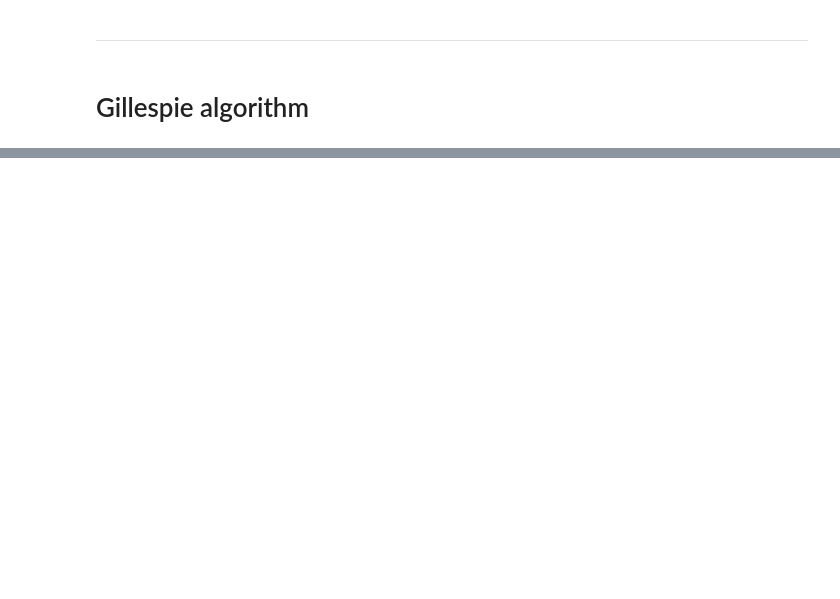
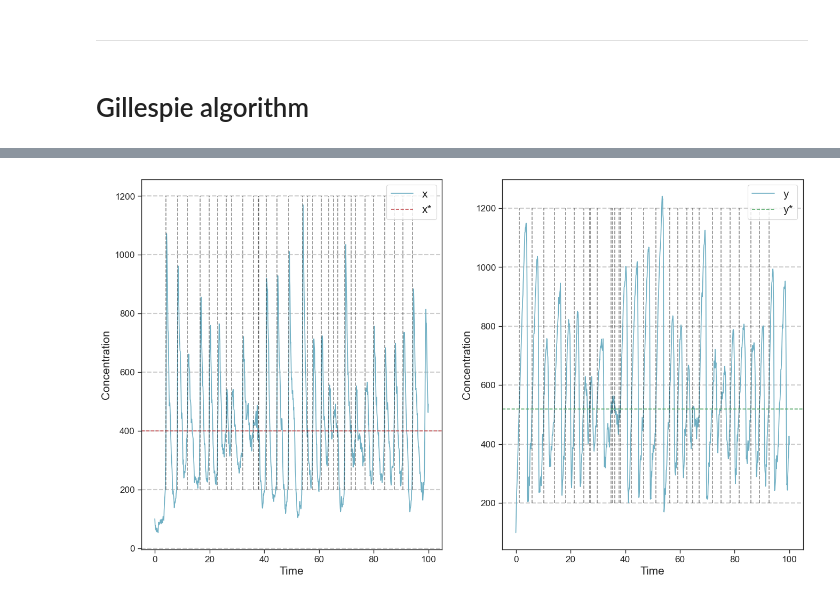
Before and after one commit to nielsdavidsen/PUK_2024, a Jupyter notebook: puk_start.ipynb, the cells around one changed output, grey strips where cells are left out. Saved outputs shown, nothing was run; the diff lists cells and outputs as text; code cells hidden in the pictures; blank space fills up the shorter version.

Commit message:
frekvens og amp estimat

```diff
--- a/puk_start.ipynb
+++ b/puk_start.ipynb
@@ -378,0 +409,33 @@ fig, ax = plt.subplots()
+# %%
+# Estimating frequency of x(t) and y(t)
+
+
+tx_est = []
+ty_est = []
+
+for i in range(len(t_list)):
+    if x_sim[i-1] < x_star and x_sim[i] > x_star:
+        tx_est.append(t_list[i])
+
+    if y_sim[i-1] < y_star and y_sim[i] > y_star:
+        ty_est.append(t_list[i])
+
+fig, ax = plt.subplots(1,2, dpi=100)
+ax[0].plot(t_list, x_sim, label='x')
+ax[0].axhline(x_star, color='r', linestyle='--', label='x*')
+
+ax[1].plot(t_list, y_sim, label='y')
+ax[1].axhline(y_star, color='g', linestyle='--', label='y*')
+
+for i in range(len(ax)):
+    ax[i].set_xlabel('Time', fontsize=15)
+    ax[i].set_ylabel('Concentration', fontsize=15)
+    ax[i].legend(fontsize=15)
+
+for j in range(len(tx_est)-1):
+    ax[0].vlines(tx_est[j], 200, 1200, color='k', linestyle='--', label='cross with x*', alpha=0.5)
+
+for k in range(len(ty_est)-1):
+    ax[1].vlines(ty_est[k], 200, 1200, color='k', linestyle='--', label='cross with y*', alpha=0.5)
+# %% [output]
+[figure, added]
```
Also changed, not shown: parts of 9 cells of this notebook.
